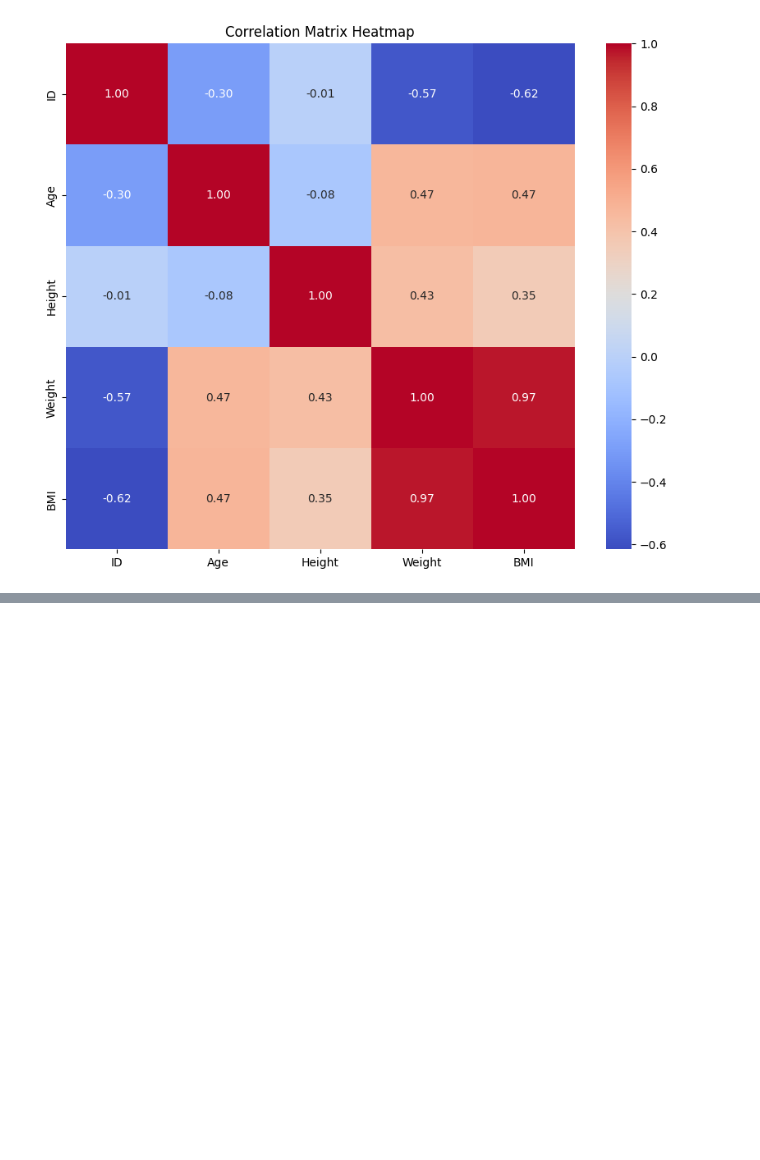
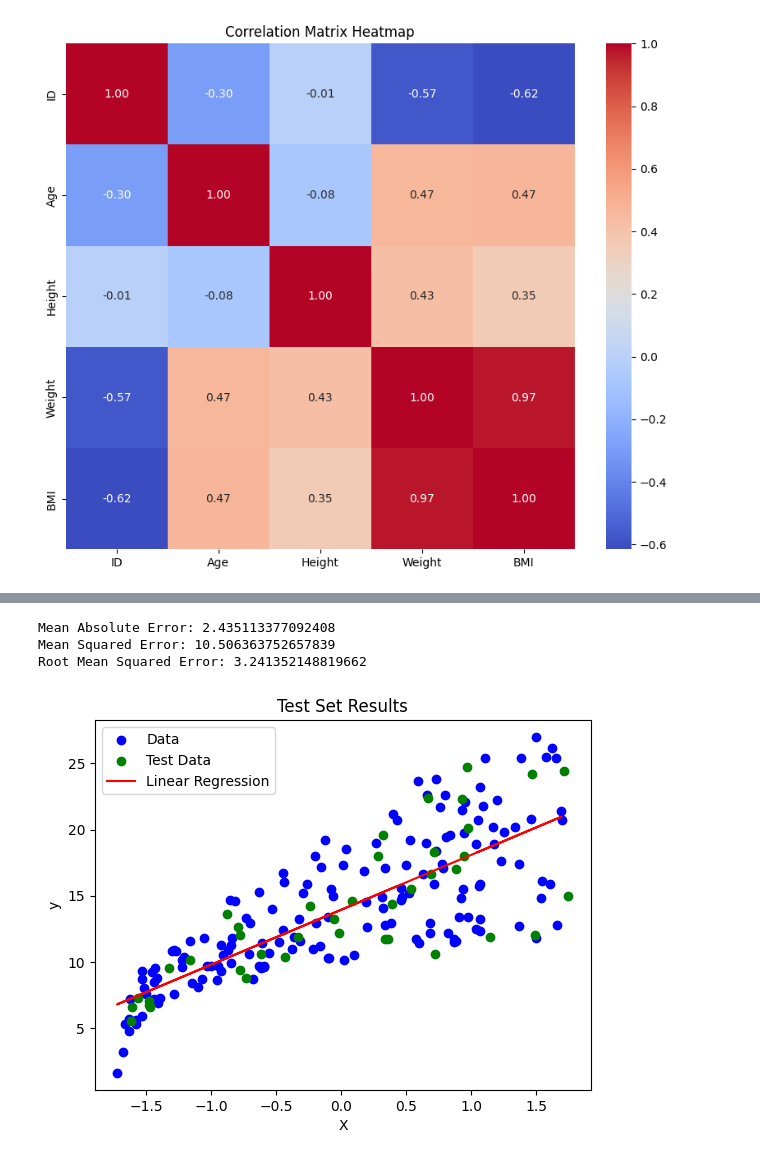
Before and after one commit to alfnsnff/Tugas2ML, a Jupyter notebook: SVM_Classification.ipynb, the cells around one changed output, grey strips where cells are left out. Cells and saved outputs as stored; diff of their text form; code cells hidden in the pictures; blank space fills up the shorter version.

```diff
--- a/SVM_Classification.ipynb
+++ b/SVM_Classification.ipynb
@@ -100,0 +164,47 @@ plt.show()
+# %%
+# Split data menjadi features (X) dan target variable (y)
+X = cleaned_data.iloc[:, [1]].values
+y = cleaned_data.iloc[:, 4].values
+
+X_train, X_test, y_train, y_test = train_test_split(X, y, test_size=0.2, random_state=42)
+
+# Apply StandardScaler to standardize features
+sc = StandardScaler()
+X_train = sc.fit_transform(X_train)
+X_test = sc.fit_transform(X_test)
+
+# Fitting Regression model to the dataset
+regressor = SVR(kernel='linear')
+regressor.fit(X_train, y_train)
+
+# Predicting hasil Test set
+y_pred = regressor.predict(X_test)
+
+# Calculate Mean Absolute Error (MAE)
+mae = mean_absolute_error(y_test, y_pred)
+
+# Calculate Mean Squared Error (MSE)
+mse = mean_squared_error(y_test, y_pred)
+
+# Calculate Root Mean Squared Error (RMSE)
+rmse = mean_squared_error(y_test, y_pred, squared=False)
+
+print("Mean Absolute Error:", mae)
+print("Mean Squared Error:", mse)
+print("Root Mean Squared Error:", rmse)
+# %% [output]
+Mean Absolute Error: 2.435113377092408
+Mean Squared Error: 10.506363752657839
+Root Mean Squared Error: 3.241352148819662
+# %%
+# Visualisasi model regresi linear sederhana
+plt.scatter(X_train, y_train, color='blue', label='Data')
+plt.scatter(X_test, y_test, color='green', label='Test Data')
+plt.plot(X_train, regressor.predict(X_train), color='red', label='Linear Regression')
+plt.title('Test Set Results')
+plt.xlabel('X')
+plt.ylabel('y')
+plt.legend()
+plt.show()
+# %% [output]
+[figure, added]
```
Also changed, not shown: parts of 8 cells of this notebook, 2 other files.
